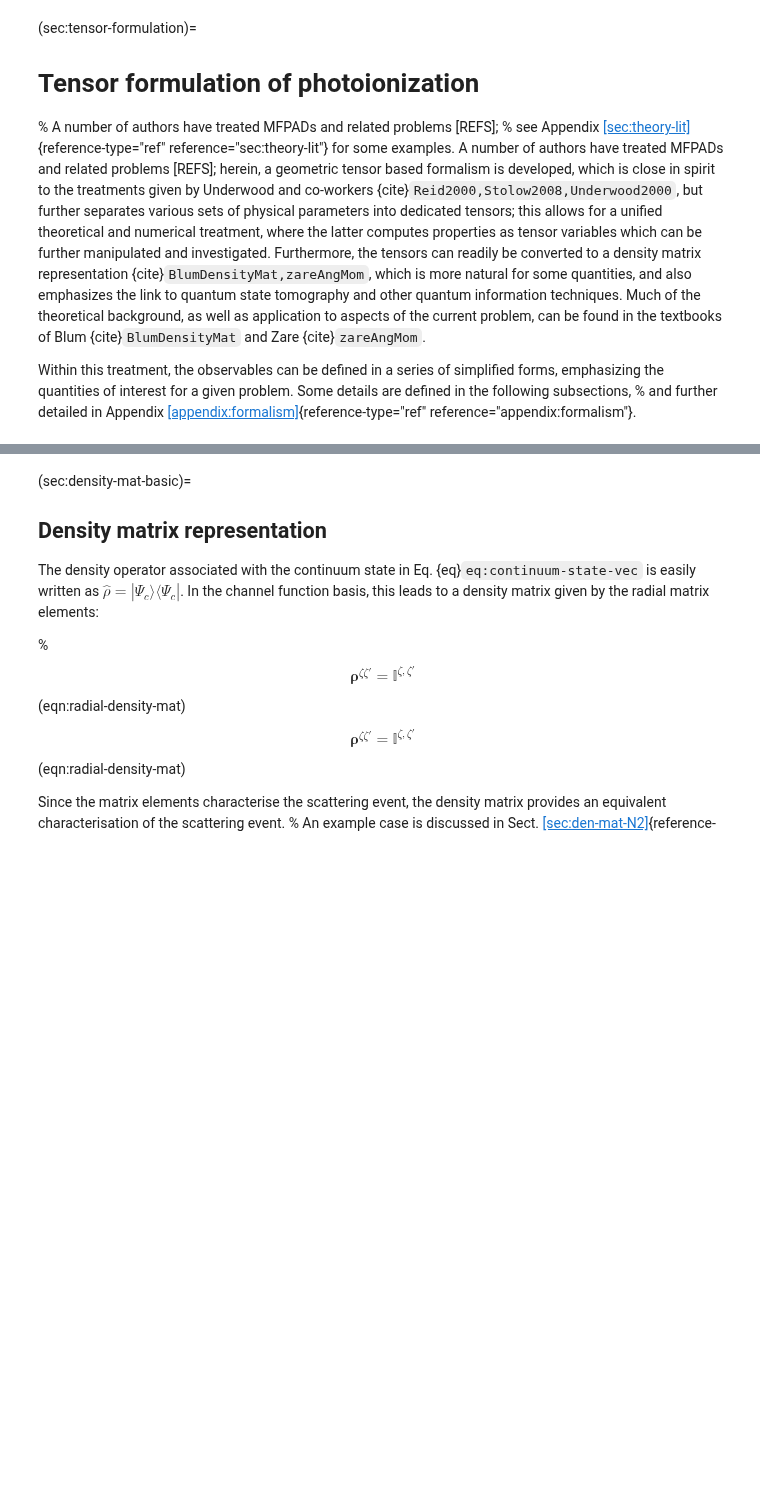
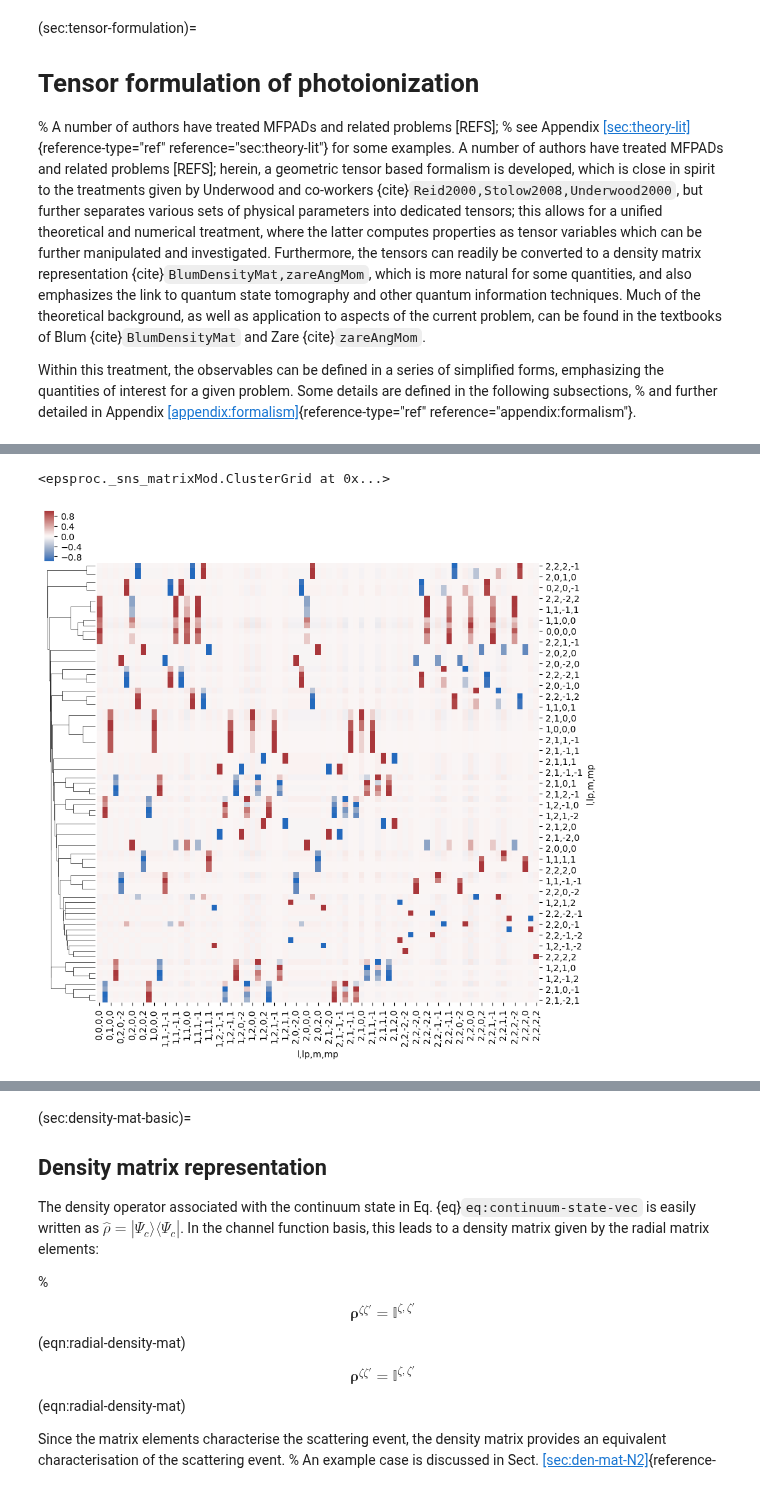
Before and after one commit to phockett/Quantum-Metrology-with-Photoelectrons-Vol3, a Jupyter notebook: doc-source/part1/theory_tensor_formalism_201122.ipynb, the cells around one changed output, grey strips where cells are left out. Saved outputs shown, nothing was run; the diff lists cells and outputs as text; code cells hidden in the pictures; blank space fills up the shorter version.

```diff
--- a/doc-source/part1/theory_tensor_formalism_201122.ipynb
+++ b/doc-source/part1/theory_tensor_formalism_201122.ipynb
@@ -111,0 +480,7 @@ the theory and notation.
+# %%
+# Compute and plot correlation map
+import epsproc._sns_matrixMod as snsMatMod  # Seaborn (SNS) code with modified clustermap function - see https://github.com/mwaskom/seaborn/pull/1393
+snsMatMod.clustermap(daPlotpd.fillna(0).T.corr(), center=0, cmap="vlag", row_cluster=True, col_cluster=False)
+# %% [output]
+<epsproc._sns_matrixMod.ClusterGrid at 0x...>
+[figure, added]
```
Also changed, not shown: parts of 26 cells of this notebook, 11 other files.
